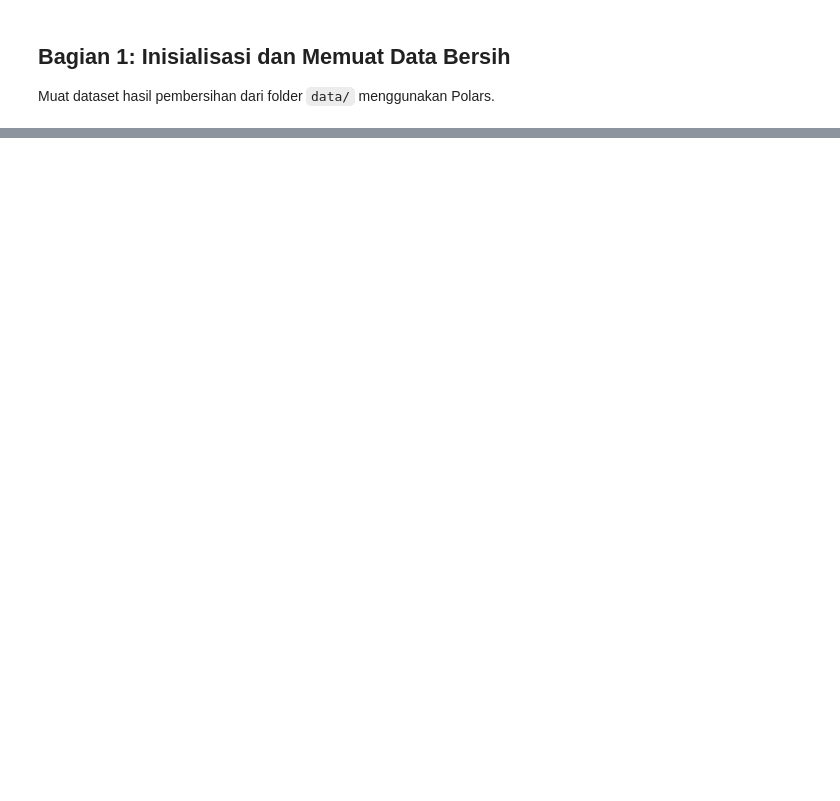
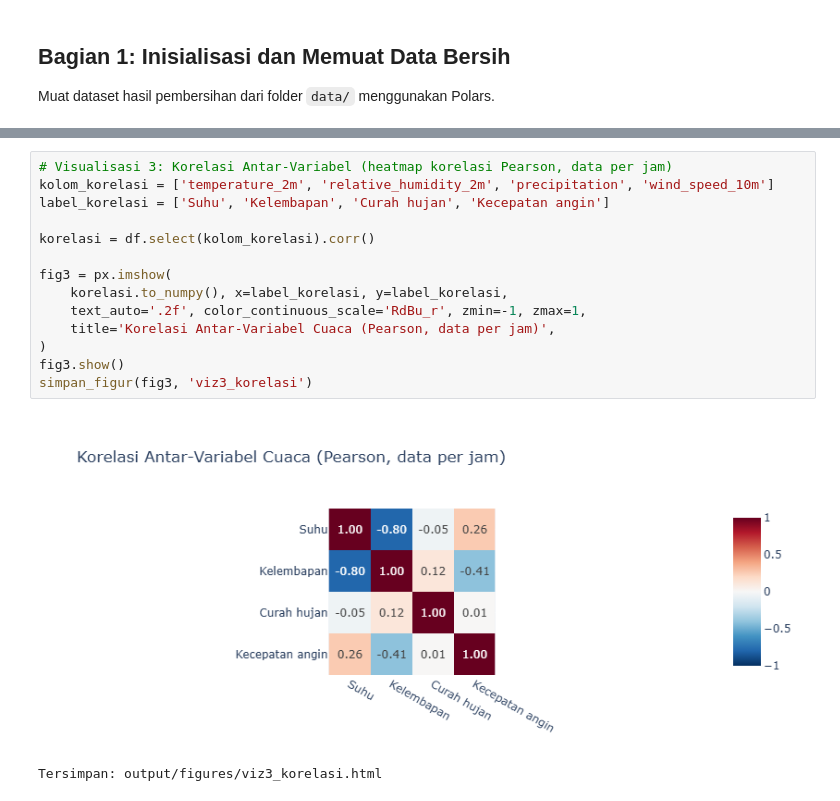
Before and after one commit to zahwanbl/tugas1-abd-2026, a Jupyter notebook: notebooks/03_eda_and_insights.ipynb, the cells around one changed output, grey strips where cells are left out. Drawn from its saved outputs; the diff is of its cells as text; blank space fills up the shorter version.

```diff
--- a/notebooks/03_eda_and_insights.ipynb
+++ b/notebooks/03_eda_and_insights.ipynb
@@ -95,0 +311,17 @@ Tuliskan minimal 5 temuan atau wawasan penting yang Anda peroleh dari visualisas
+# %%
+# Visualisasi 3: Korelasi Antar-Variabel (heatmap korelasi Pearson, data per jam)
+kolom_korelasi = ['temperature_2m', 'relative_humidity_2m', 'precipitation', 'wind_speed_10m']
+label_korelasi = ['Suhu', 'Kelembapan', 'Curah hujan', 'Kecepatan angin']
+
+korelasi = df.select(kolom_korelasi).corr()
+
+fig3 = px.imshow(
+    korelasi.to_numpy(), x=label_korelasi, y=label_korelasi,
+    text_auto='.2f', color_continuous_scale='RdBu_r', zmin=-1, zmax=1,
+    title='Korelasi Antar-Variabel Cuaca (Pearson, data per jam)',
+)
+fig3.show()
+simpan_figur(fig3, 'viz3_korelasi')
+# %% [output]
+[figure, added]
+Tersimpan: output/figures/viz3_korelasi.html
```
Also changed, not shown: parts of 25 cells of this notebook.
